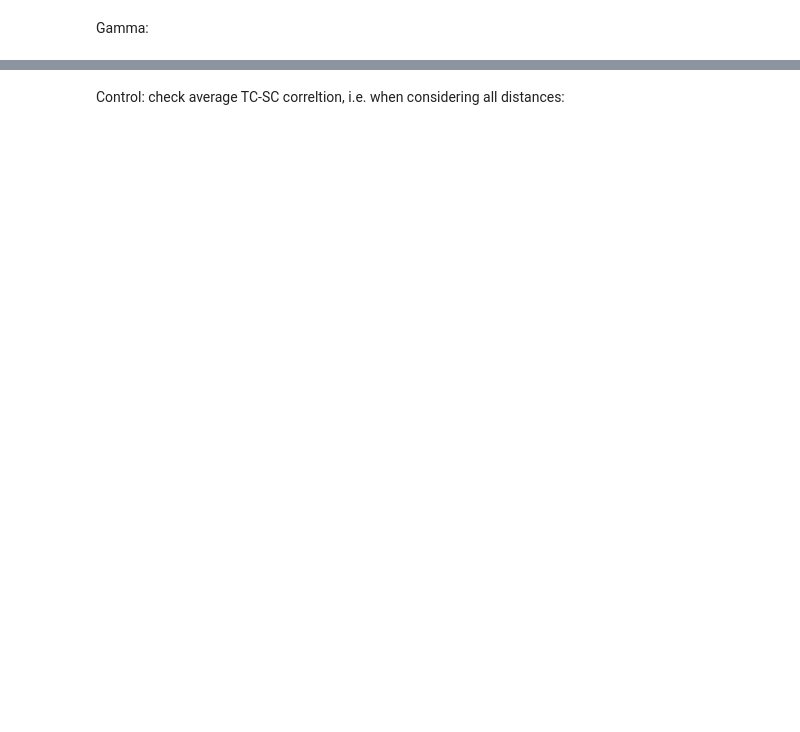
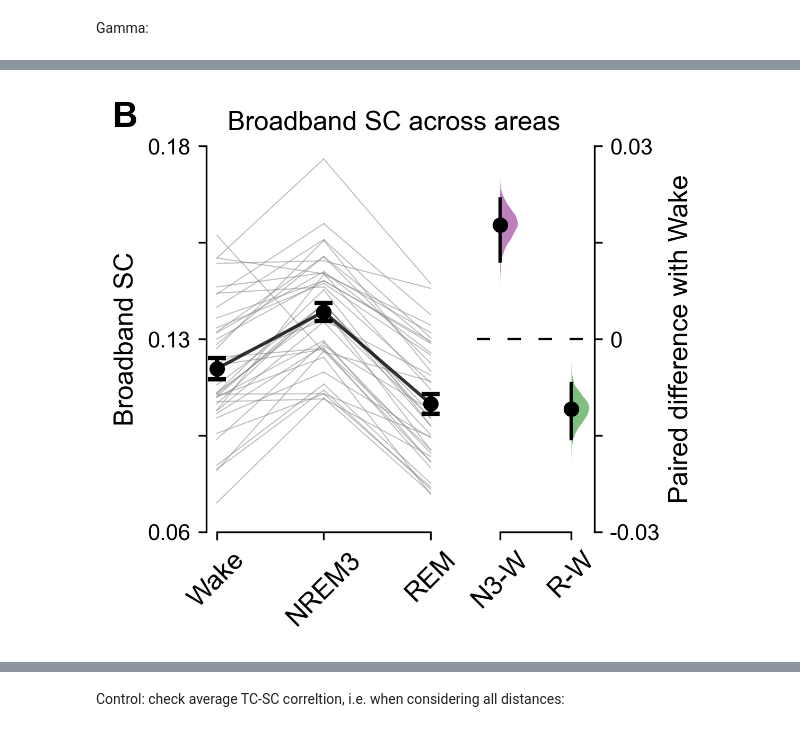
Before and after one commit to cusinatr/MNI-Analysis, a Jupyter notebook: Analysis/Figures/Fig_sc.ipynb, the cells around one changed output, grey strips where cells are left out. Saved outputs shown, nothing was run; the diff lists cells and outputs as text; code cells hidden in the pictures; blank space fills up the shorter version.

```diff
--- a/Analysis/Figures/Fig_sc.ipynb
+++ b/Analysis/Figures/Fig_sc.ipynb
@@ -179,0 +146,96 @@ plt.show()
+# %%
+# Figure
+fig, axs = plt.subplots(
+    1,
+    2,
+    figsize=plots._get_figsize_inches((8., 8.)),
+    width_ratios=[2, 1],
+    dpi=300,
+)
+
+df_plot = df_avg_bb.set_index("region")
+
+# Slope plot
+axs[0] = plots.slope_plot(axs[0], df_plot)
+# Plot parameters
+axs[0].set_ylabel("Broadband SC", fontsize=plots.fsize.LABEL_SIZE)
+axs[0].set_ylim(0.06, 0.18)
+axs[0].set_yticks(
+    np.linspace(0.06, 0.18, 5),
+    labels=[0.06, "", 0.13, "", 0.18],
+    fontsize=plots.fsize.TICK_SIZE,
+)
+axs[0].set_xticks(
+    range(len(stages)),
+    [title_dict[stage] for stage in stages],
+    rotation=45,
+    ha="center",
+    fontsize=plots.fsize.LABEL_SIZE,
+)
+plots._format_spines(axs[0], s_bounds={"bottom": (0, 2)})
+
+
+# Add contrasts
+def avg_diff(x, y):
+    return np.mean(x - y)
+
+
+# Plot differences
+for i, stage in enumerate(stages[1:]):
+    avg = avg_diff(df_plot[stage], df_plot["W"])
+    pval = ttest_rel(df_plot[stage], df_plot["W"])[1]
+    p_str = f"p = {pval:.2f}" if pval >= 0.001 else "p < 0.001"
+    p_str += "*" if pval < 0.05 else ""
+    res_boot = bootstrap(
+        (df_plot[stage], df_plot["W"]),
+        avg_diff,
+        paired=True,
+        random_state=290496,
+    )
+    print(
+        "diff W -",
+        stage,
+        ":",
+        avg,
+        "ci",
+        list(res_boot.confidence_interval),
+        "pval:",
+        pval,
+    )
+    axs[1] = plots.half_violin_plot(
+        axs[1],
+        avg,
+        x_pos=i,
+        ci=list(res_boot.confidence_interval),
+        y_boot=res_boot.bootstrap_distribution,
+        color=stage_colors[stage],
+        pval=None,
+        add_line=True
+    )
+# Plot parameters
+axs[1].set_ylabel("Paired difference with Wake", fontsize=plots.fsize.LABEL_SIZE)
+axs[1].yaxis.set_label_position("right")
+axs[1].yaxis.tick_right()
+axs[1].set_ylim(-0.03, 0.03)
+axs[1].set_yticks(
+    np.linspace(-0.03, 0.03, 5),
+    labels=[-0.03, "", 0, "", 0.03],
+    fontsize=plots.fsize.TICK_SIZE,
+)
+axs[1].set_xticks(
+    range(len(stages) - 1),
+    [stage + "-W" for stage in stages[1:]],
+    rotation=45,
+    fontsize=plots.fsize.LABEL_SIZE,
+)
+plots._format_spines(axs[1], s_inv=["top", "left"], s_bounds={"bottom": (0, 1)})
+
+# Annotate panel
+axs[0].text(-0.4, 1.05, "B", transform=axs[0].transAxes, size=16, weight='bold')
+
+fig.suptitle("Broadband SC across areas", y=0.95, fontsize=plots.fsize.TITLE_SIZE)
+
+# Save figure
+plots.save_figure(fig, fig_path.joinpath(f"sc_bb_regions.svg"))
+plt.show()
+# %% [output]
@@ -179,0 +244 @@ plt.show()
+[figure, added]
```
Also changed, not shown: parts of 35 cells of this notebook, 1 other file.
